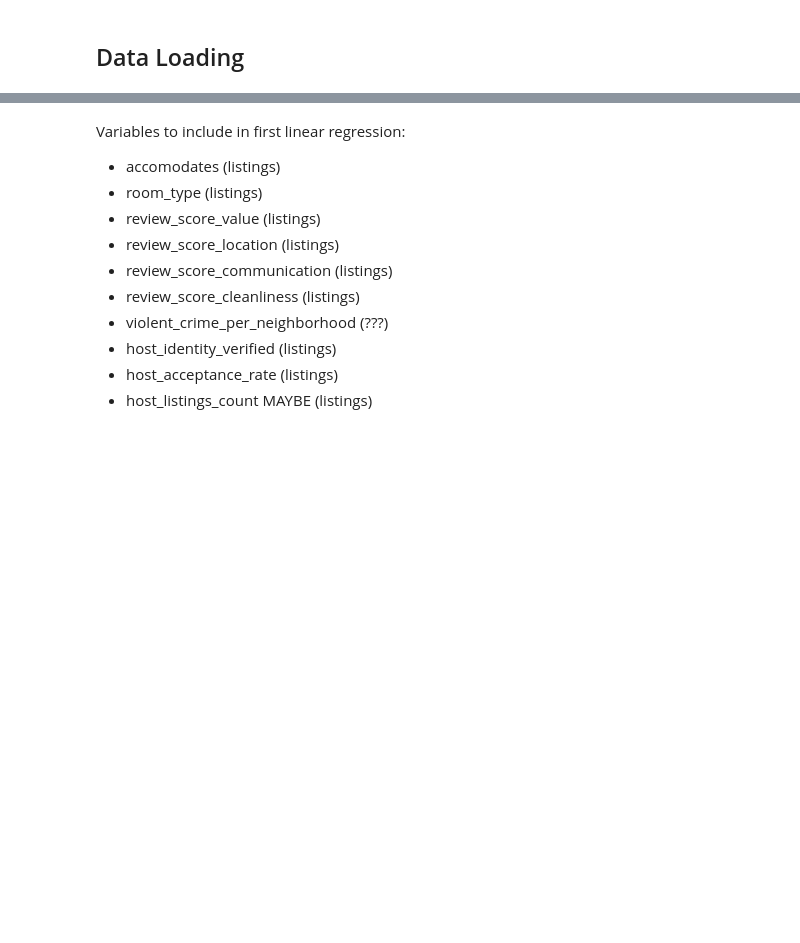
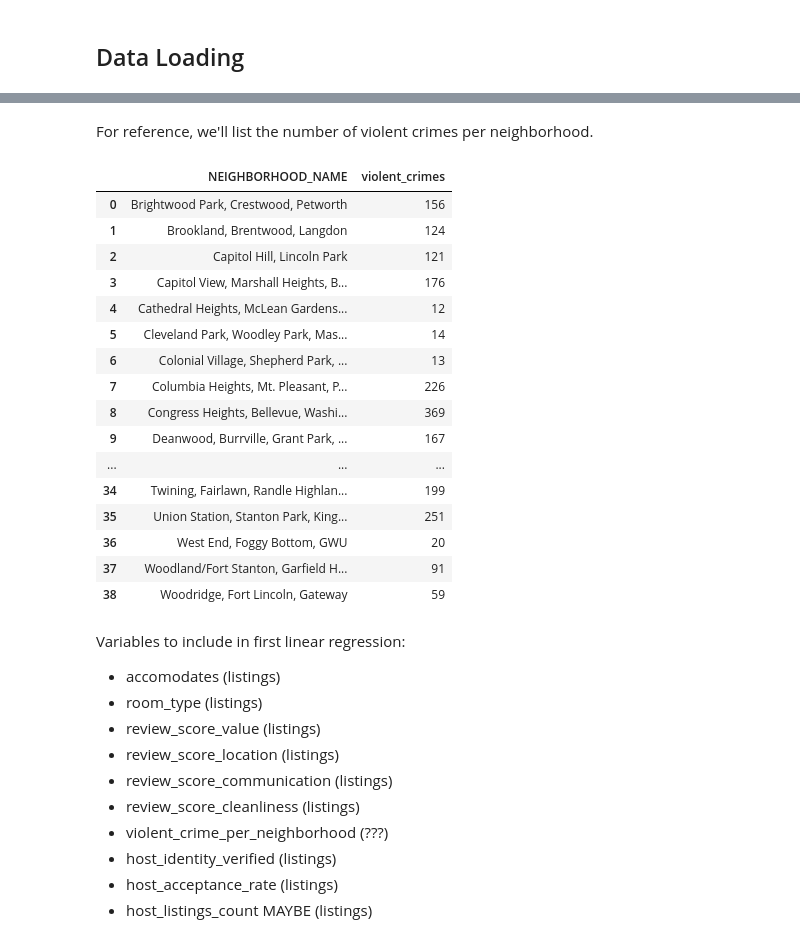
Before and after one commit to yishengtang/PS6-lab1, a Jupyter notebook: model.ipynb, the cells around one changed output, grey strips where cells are left out. Cells and saved outputs as stored; diff of their text form; code cells hidden in the pictures; blank space fills up the shorter version.

```diff
--- a/model.ipynb
+++ b/model.ipynb
@@ -107,3 +208,25 @@ memory usage: 6.1+ MB
+# %% [markdown]
+For reference, we'll list the number of violent crimes per neighborhood.
+# %%
+full_latest_listings[['NEIGHBORHOOD_NAME','violent_crimes']].drop_duplicates().sort_values('NEIGHBORHOOD_NAME', ignore_index=True)
+# %% [output]
+|  | NEIGHBORHOOD_NAME | violent_crimes |
+| 0 | Brightwood Park, Crestwood, Petworth | 156 |
+| 1 | Brookland, Brentwood, Langdon | 124 |
+| 2 | Capitol Hill, Lincoln Park | 121 |
+| 3 | Capitol View, Marshall Heights, B... | 176 |
+| 4 | Cathedral Heights, McLean Gardens... | 12 |
+| 5 | Cleveland Park, Woodley Park, Mas... | 14 |
+| 6 | Colonial Village, Shepherd Park, ... | 13 |
+| 7 | Columbia Heights, Mt. Pleasant, P... | 226 |
+| 8 | Congress Heights, Bellevue, Washi... | 369 |
+| 9 | Deanwood, Burrville, Grant Park, ... | 167 |
+| ... | ... | ... |
+| 34 | Twining, Fairlawn, Randle Highlan... | 199 |
+| 35 | Union Station, Stanton Park, King... | 251 |
+| 36 | West End, Foggy Bottom, GWU | 20 |
+| 37 | Woodland/Fort Stanton, Garfield H... | 91 |
+| 38 | Woodridge, Fort Lincoln, Gateway | 59 |
 # %% [markdown]
 Variables to include in first linear regression:
 * accomodates (listings)
```
Also changed, not shown: parts of 26 cells of this notebook, 2 other files.
